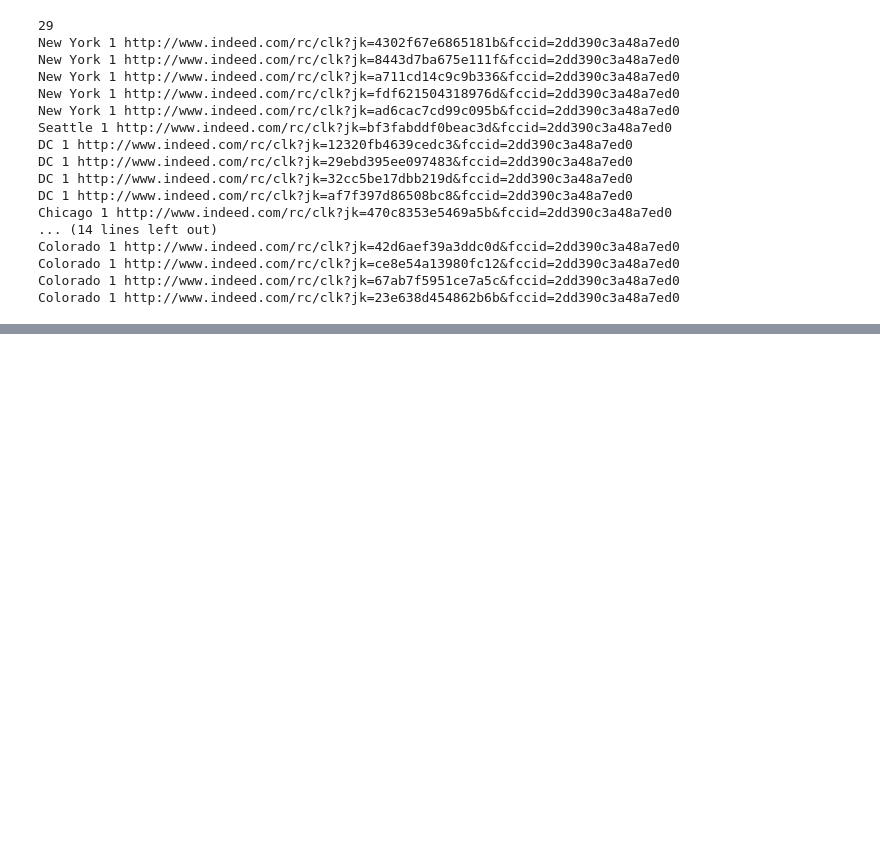
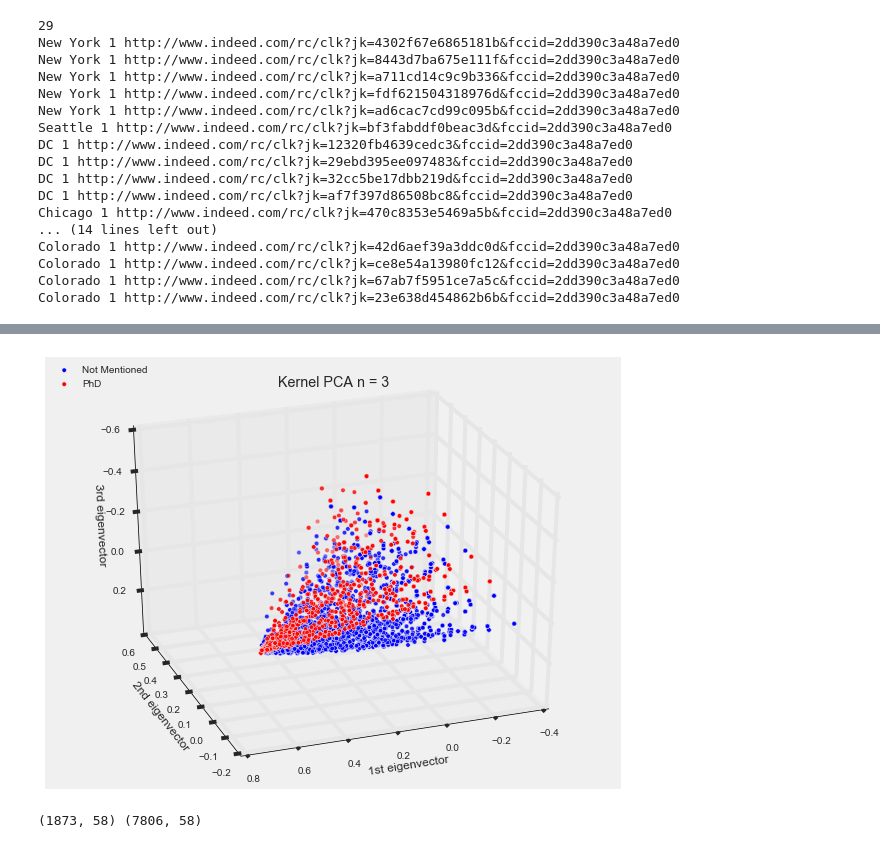
Before and after one commit to JC-Cheng/Data_Science, a Jupyter notebook: Projects/indeed/indeed/JD.ipynb, the cells around one changed output, grey strips where cells are left out. Saved outputs shown, nothing was run; the diff lists cells and outputs as text; code cells hidden in the pictures; blank space fills up the shorter version.

```diff
--- a/Projects/indeed/indeed/JD.ipynb
+++ b/Projects/indeed/indeed/JD.ipynb
@@ -487,0 +531,16 @@ Colorado 1 http://www.indeed.com/rc/clk?jk=23e638d454862b6b&fccid=2dd390c3a48a7e
+# %%
+# kernel pca takes longer time
+draw_3d_pca(P0, P1, KernelPCA(n_components=3, kernel='rbf'), phd_map, 'Kernel PCA n = 3')
+# %% [output]
+[figure, added]
+# %%
+# bay area
+
+Bay = JD.Location.apply(lambda c: 1 if (c in ['San Francisco', 'San Jose']) else 0)
+
+B1 = X.ix[JD[Bay == 1].index]
+B0 = X.ix[JD[Bay == 0].index]
+bay_map = {1: 'Bay Area', 0: 'Not Bay'}
+print B1.shape, B0.shape
+# %% [output]
+(1873, 58) (7806, 58)
```
Also changed, not shown: parts of 19 cells of this notebook.
